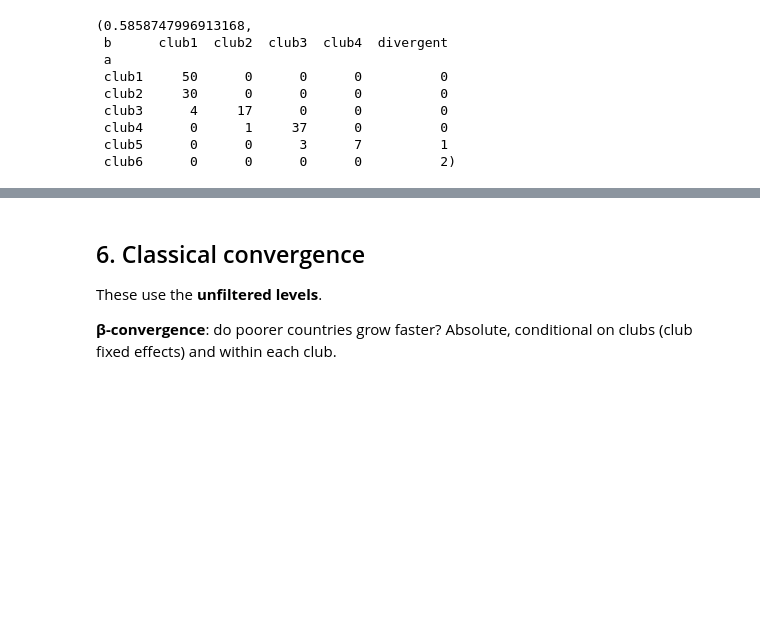
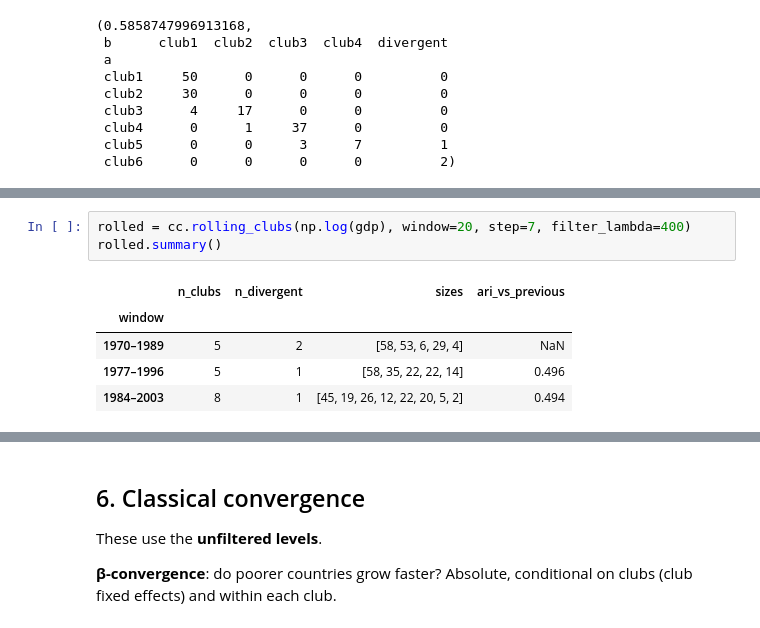
Before and after one commit to bbanyuls/club-convergence, a Jupyter notebook: docs/feature-tour.ipynb, the cells around one changed output, grey strips where cells are left out. Cells and saved outputs as stored; diff of their text form; blank space fills up the shorter version.

```diff
--- a/docs/feature-tour.ipynb
+++ b/docs/feature-tour.ipynb
@@ -340,0 +346,9 @@ cc.adjusted_rand_index(merged, aqsb.merge("PS")), cc.compare_clubs(merged, aqsb.
+# %%
+rolled = cc.rolling_clubs(np.log(gdp), window=20, step=7, filter_lambda=400)
+rolled.summary()
+# %% [output]
+|  | n_clubs | n_divergent | sizes | ari_vs_previous |
+| window |  |  |  |  |
+| 1970–1989 | 5 | 2 | [58, 53, 6, 29, 4] | NaN |
+| 1977–1996 | 5 | 1 | [58, 35, 22, 22, 14] | 0.496 |
+| 1984–2003 | 8 | 1 | [45, 19, 26, 12, 22, 20, 5, 2] | 0.494 |
```
Also changed, not shown: parts of 8 cells of this notebook.
